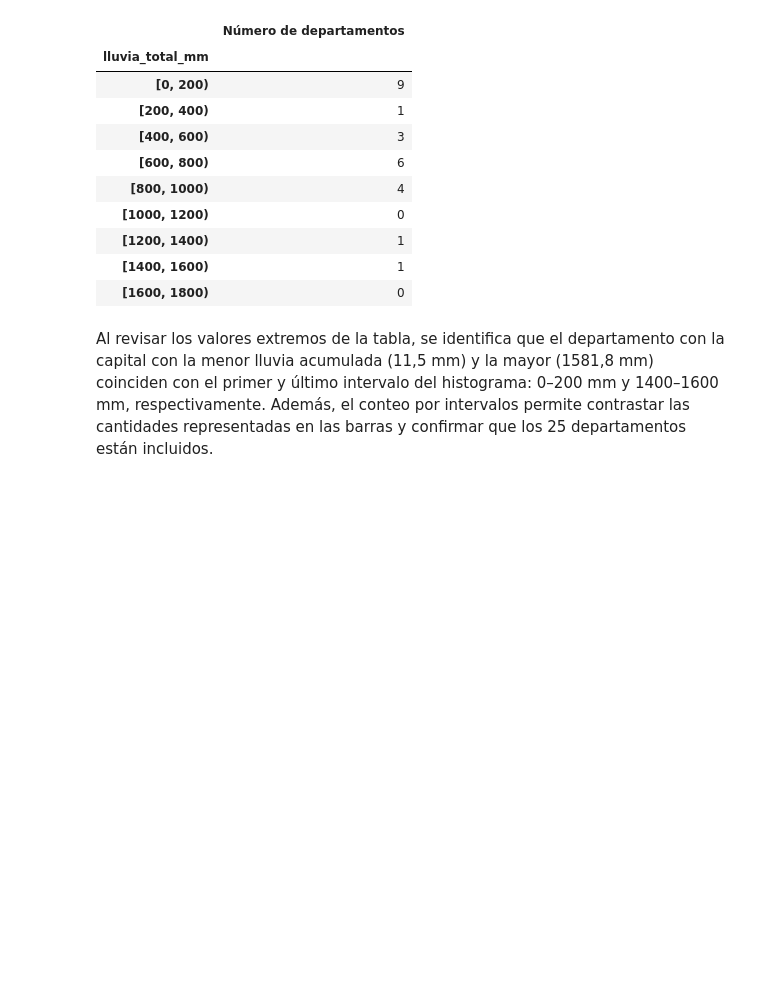
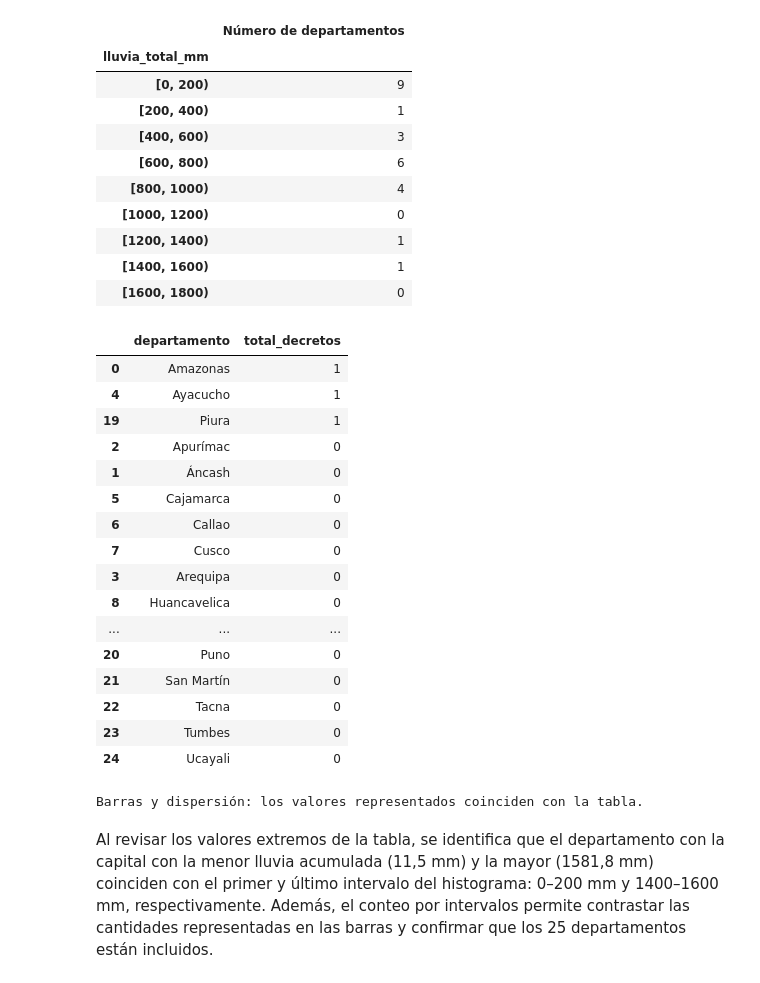
Before and after one commit to bocchienjoyer/grupo13_python_basico, a Jupyter notebook: assignment_3/visualizacion.ipynb, the cells around one changed output. Cells and saved outputs as stored; diff of their text form; code cells hidden in the pictures; blank space fills up the shorter version.

```diff
--- a/assignment_3/visualizacion.ipynb
+++ b/assignment_3/visualizacion.ipynb
@@ -9,0 +30,16 @@ df = pd.read_csv("datos/dataset.csv", dtype={"ubigeo": str})
+# %%
+decretos = df.assign(total_decretos=df["declaratorias"] + df["prorrogas"])
+decretos = decretos.sort_values("total_decretos", ascending=False)
+
+fig_barras = px.bar(
+    decretos, x="departamento", y="total_decretos",
+    title="Amazonas, Ayacucho y Piura registran un decreto cada uno",
+    labels={"departamento": "Departamento", "total_decretos": "Declaratorias y prórrogas"},
+    template="plotly_white"
+)
+fig_barras.update_layout(yaxis_dtick=1, margin=dict(b=140), annotations=[dict(
+    text="Fuente: decretos de la PCM en gob.pe · Assignment 2.",
+    xref="paper", yref="paper", x=1, y=-0.45, xanchor="right", showarrow=False,
+    font=dict(size=10, color="gray")
+)])
+fig_barras.show()
@@ -10,3 +48,18 @@ df = pd.read_csv("datos/dataset.csv", dtype={"ubigeo": str})
+# %%
+fig_dispersion = px.scatter(
+    df, x="latitud", y="lluvia_total_mm", hover_name="departamento",
+    hover_data=["capital"],
+    title="La lluvia varía entre capitales incluso en latitudes cercanas",
+    labels={"latitud": "Latitud de la capital (grados)",
+            "lluvia_total_mm": "Lluvia acumulada en la capital (mm)"},
+    template="plotly_white"
+)
+fig_dispersion.update_layout(margin=dict(b=90), annotations=[dict(
+    text="Fuente: Open-Meteo · Assignment 2.",
+    xref="paper", yref="paper", x=1, y=-0.20, xanchor="right", showarrow=False,
+    font=dict(size=10, color="gray")
+)])
+fig_dispersion.show()
 # %% [markdown]
 #### **5.** Tercer gráfico libre
 # %%
@@ -71,6 +124,31 @@ assert conteo.sum() == len(df), "Hay datos fuera de los intervalos."
 | [1200, 1400) | 1 |
 | [1400, 1600) | 1 |
 | [1600, 1800) | 0 |
+# %%
+display(decretos[["departamento", "total_decretos"]])
+assert list(fig_barras.data[0].y) == decretos["total_decretos"].tolist()
+assert list(fig_dispersion.data[0].x) == df["latitud"].tolist()
+assert list(fig_dispersion.data[0].y) == df["lluvia_total_mm"].tolist()
+print("Barras y dispersión: los valores representados coinciden con la tabla.")
+# %% [output]
+|  | departamento | total_decretos |
+| 0 | Amazonas | 1 |
+| 4 | Ayacucho | 1 |
+| 19 | Piura | 1 |
+| 2 | Apurímac | 0 |
+| 1 | Áncash | 0 |
+| 5 | Cajamarca | 0 |
+| 6 | Callao | 0 |
+| 7 | Cusco | 0 |
+| 3 | Arequipa | 0 |
+| 8 | Huancavelica | 0 |
+| ... | ... | ... |
+| 20 | Puno | 0 |
+| 21 | San Martín | 0 |
+| 22 | Tacna | 0 |
+| 23 | Tumbes | 0 |
+| 24 | Ucayali | 0 |
+Barras y dispersión: los valores representados coinciden con la tabla.
 # %% [markdown]
 Al revisar los valores extremos de la tabla, se identifica que el departamento con la capital con la menor lluvia acumulada (11,5 mm) y la mayor (1581,8 mm) coinciden con el primer y último intervalo del histograma: 0–200 mm y 1400–1600 mm, respectivamente. Además, el conteo por intervalos permite contrastar las cantidades representadas en las barras y confirmar que los 25 departamentos están incluidos.
 # %% [markdown]
```
Also changed, not shown: parts of 5 cells of this notebook.
